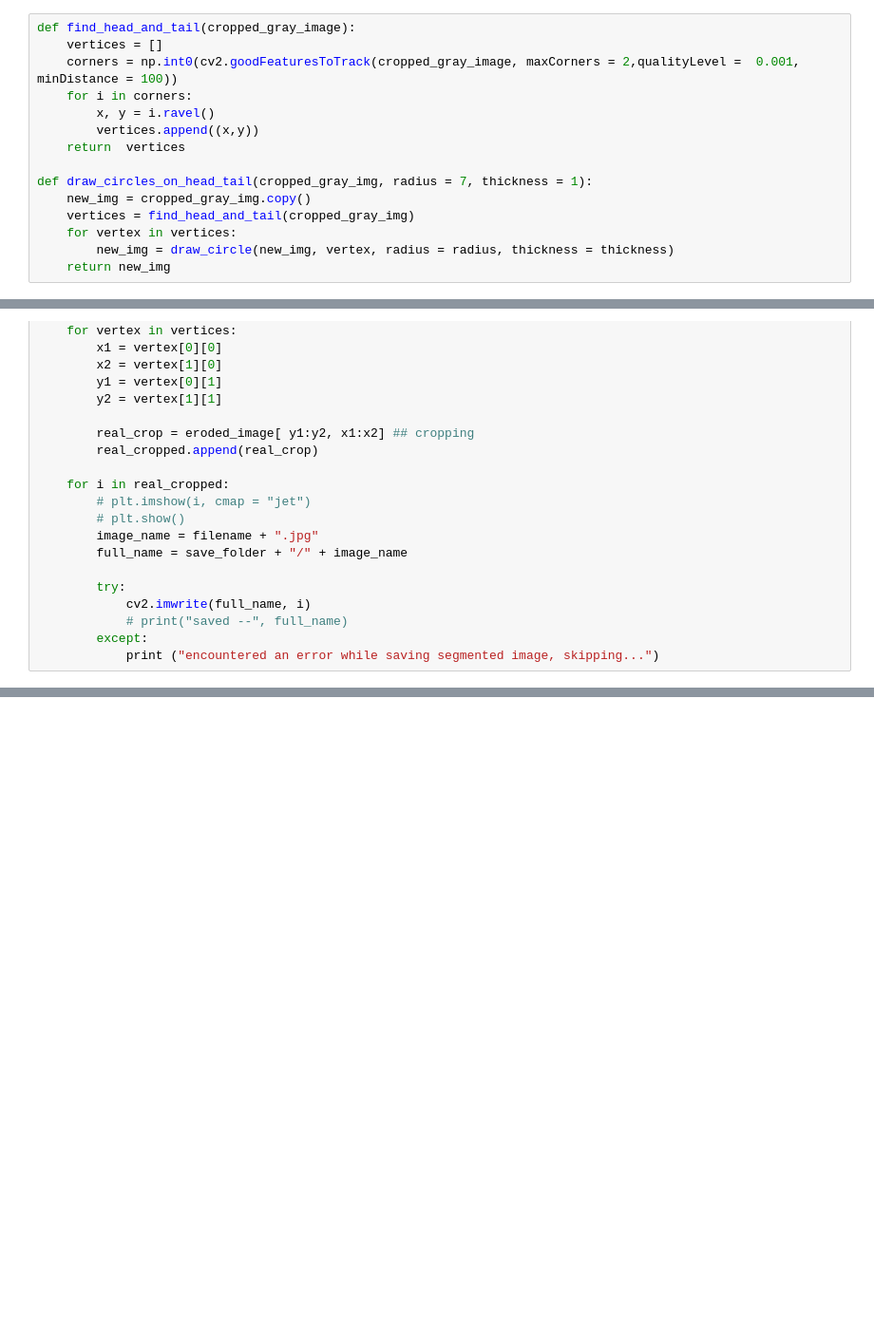
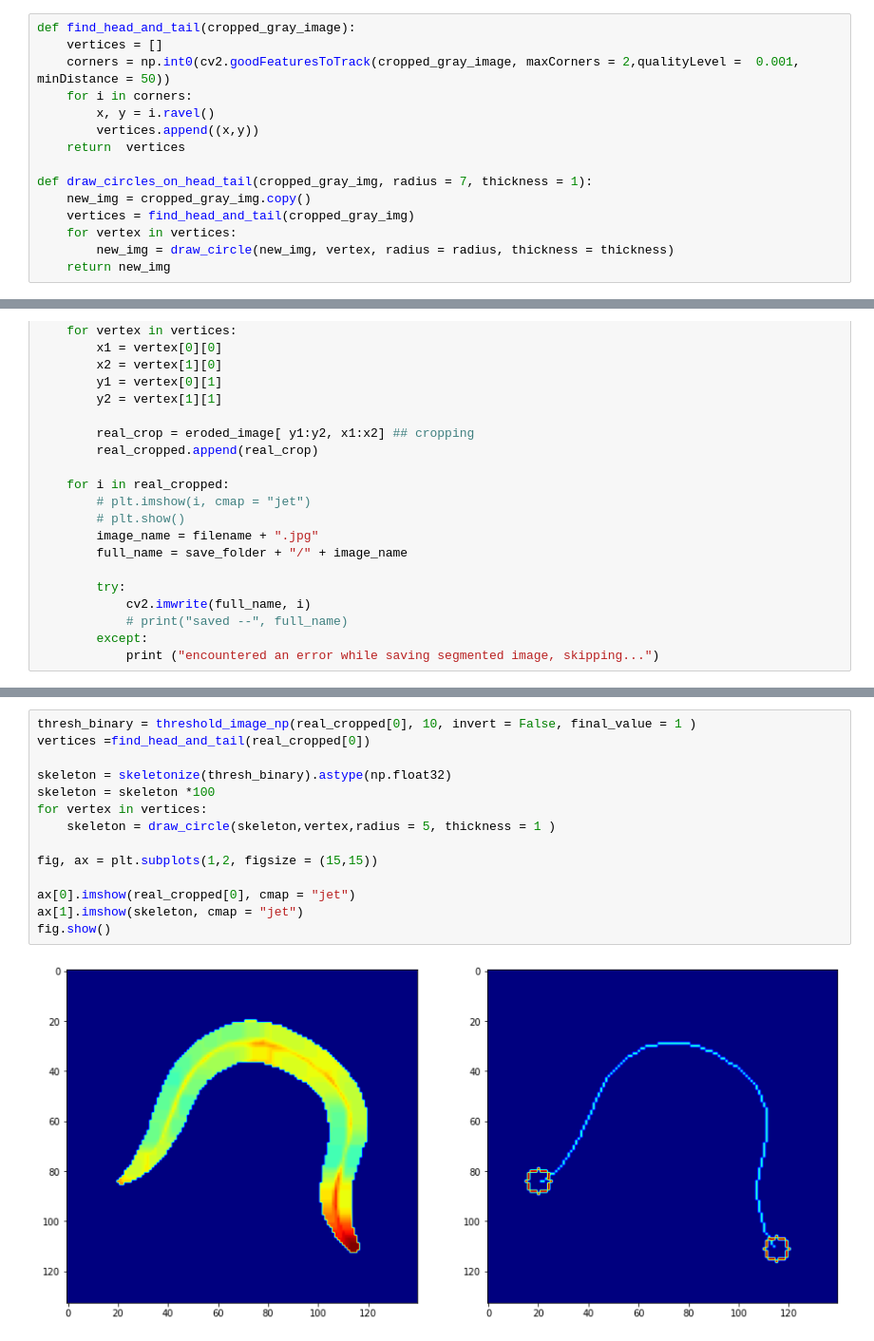
Before and after one commit to devoworm/GSoC-2020, a Jupyter notebook: Pre-trained Models (DevLearning)/notebooks/worm_feature_tracking.ipynb, the cells around one changed output, grey strips where cells are left out. Shown at 95% size. Drawn from its saved outputs; the diff is of its cells as text; blank space fills up the shorter version.

Commit message:
add skimage.morphology.skeletonize()

```diff
--- a/Pre-trained Models (DevLearning)/notebooks/worm_feature_tracking.ipynb
+++ b/Pre-trained Models (DevLearning)/notebooks/worm_feature_tracking.ipynb
@@ -271,7 +281,7 @@ This opens up the possibility of having some metadata along with the image which
 # %%
 def find_head_and_tail(cropped_gray_image):
     vertices = []
-    corners = np.int0(cv2.goodFeaturesToTrack(cropped_gray_image, maxCorners = 2,qualityLevel =  0.001, minDistance = 100))
+    corners = np.int0(cv2.goodFeaturesToTrack(cropped_gray_image, maxCorners = 2,qualityLevel =  0.001, minDistance = 50))
     for i in corners:
         x, y = i.ravel()
         vertices.append((x,y))
@@ -353,0 +372,16 @@ clear_output()
+# %%
+thresh_binary = threshold_image_np(real_cropped[0], 10, invert = False, final_value = 1 )
+vertices =find_head_and_tail(real_cropped[0])
+
+skeleton = skeletonize(thresh_binary).astype(np.float32)
+skeleton = skeleton *100
+for vertex in vertices:
+    skeleton = draw_circle(skeleton,vertex,radius = 5, thickness = 1 )
+
+fig, ax = plt.subplots(1,2, figsize = (15,15))
+
+ax[0].imshow(real_cropped[0], cmap = "jet")
+ax[1].imshow(skeleton, cmap = "jet")
+fig.show()
+# %% [output]
+[figure, added]
```
Also changed, not shown: parts of 17 cells of this notebook.
